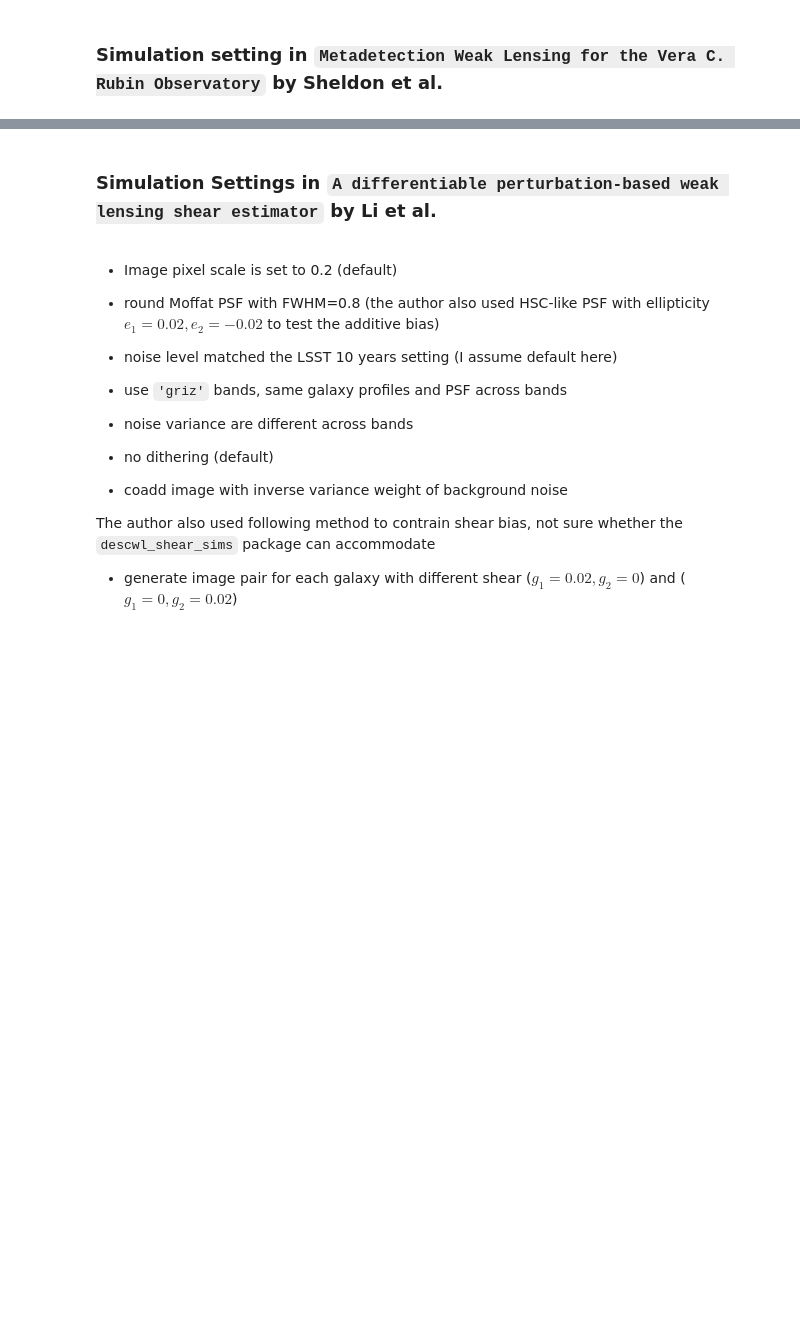
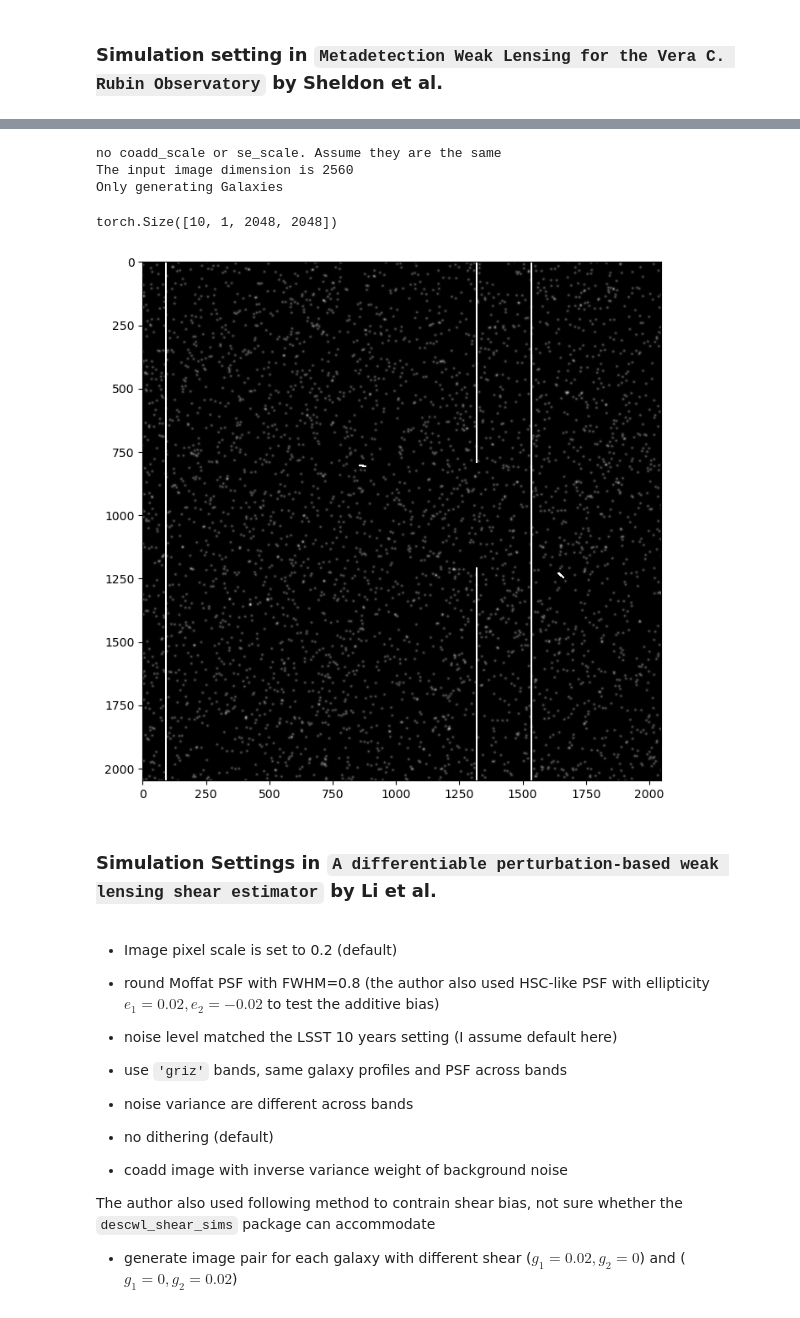
Before and after one commit to timwhite0/descwl-shear-sims, a Jupyter notebook: notebooks/generate_cached_data.ipynb, the cells around one changed output, grey strips where cells are left out. Saved outputs shown, nothing was run; the diff lists cells and outputs as text; code cells hidden in the pictures; blank space fills up the shorter version.

Commit message:
update generate notebook, add generate .py script and config file

```diff
--- a/notebooks/generate_cached_data.ipynb
+++ b/notebooks/generate_cached_data.ipynb
@@ -72,3 +20,0 @@ trial: 2/2
-# %%
-
-image = torch.tensor(sim_data['band_data']['r'][0].image.array)
@@ -168 +162,13 @@ def Generate_single_img_catalog(ntrial, rng, mag, hlr, psf, morph, layout, coadd
+# %%
+def pad_to_max(positions_list):
+    """Pad variable-length positions tensors to the same shape."""
+    max_sources = max(p.shape[0] for p in positions_list)
+    padded_positions = []
+    for p in positions_list:
+        pad_size = max_sources - p.shape[0]
+        if pad_size > 0:
+            pad = torch.full((pad_size, p.shape[1]), float('nan'))  # or -999, 0
+            p = torch.cat([p, pad], dim=0)
+        padded_positions.append(p)
+    return torch.stack(padded_positions)
 # %%
@@ -353,0 +452,53 @@ torch.Size([200, 1, 2048, 2048])
+# %%
+num_data = 10
+ntrial = 2
+seed = 8312
+mag = 17
+hlr = 0.5
+psf = "moffat"
+morph = 'exp'
+pixel_scale = 0.2
+layout_name = 'random'
+# coadd_dim = 2038
+coadd_dim = 2550
+buff = 0
+sep = 9.5
+bands = ['i']
+noise_factor=0.58
+dither = True
+dither_size = 0.5
+rotate = False
+cosmic_rays = True
+bad_columns = True
+star_bleeds = False
+shear_setting = "vary"
+
+density = 80 # per square arcmin, 80 is default
+
+# star_config = DEFAULT_STAR_CONFIG
+star_config = {'density': 10}
+
+#'''
+star_catalog = make_star_catalog(
+    rng=rng,
+    coadd_dim=coadd_dim,
+    buff=buff,
+    pixel_scale=pixel_scale,
+    star_config = star_config
+    )
+#'''
+star_catalog = None
+
+images_meta, plocs_meta, g1_meta, g2_meta, n_sources_meta, M_meta = Generate_img_catalog(
+    num_data, ntrial, seed, mag, hlr, psf, morph, pixel_scale, layout_name, coadd_dim, buff, sep,
+    bands, noise_factor, dither, dither_size, rotate, cosmic_rays, bad_columns, star_bleeds, star_catalog, shear_setting, density
+    )
+# %% [output]
+no coadd_scale or se_scale. Assume they are the same
+The input image dimension is 2560
+Only generating Galaxies
+# %%
+# check shape of images_meta
+images_meta.shape
+# %% [output]
+torch.Size([10, 1, 2048, 2048])
@@ -353,0 +509,6 @@ torch.Size([200, 1, 2048, 2048])
+# %%
+plt.figure(figsize=(8, 8), dpi=100)  # Larger figure with higher DPI
+plt.imshow(images_meta[0][0], cmap='gray', origin='upper')
+plt.show()
+# %% [output]
+[figure, added]
```
Also changed, not shown: parts of 24 cells of this notebook, 2 other files.
